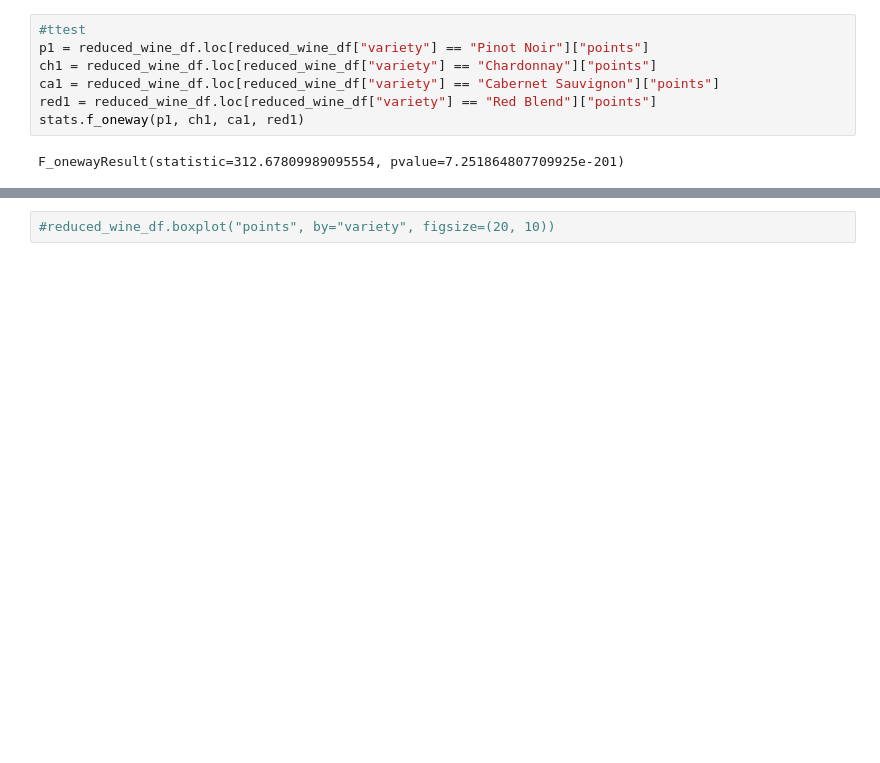
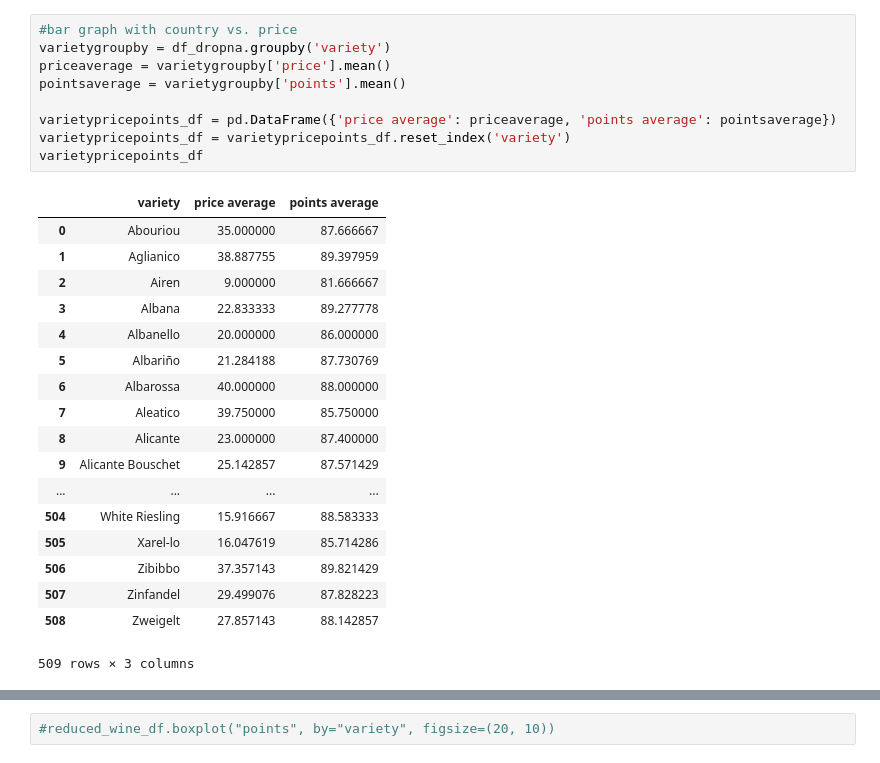
Before and after one commit to SpencerHitchcock/data-project-one, a Jupyter notebook: data_explore2.ipynb, the cells around one changed output, grey strips where cells are left out. Saved outputs shown, nothing was run; the diff lists cells and outputs as text; blank space fills up the shorter version.

```diff
--- a/data_explore2.ipynb
+++ b/data_explore2.ipynb
@@ -29,9 +41,28 @@ price_df = reduced_wine_df.loc[(reduced_wine_df["price"] > 0)]
-# %%
-#ttest
-p1 = reduced_wine_df.loc[reduced_wine_df["variety"] == "Pinot Noir"]["points"]
-ch1 = reduced_wine_df.loc[reduced_wine_df["variety"] == "Chardonnay"]["points"]
-ca1 = reduced_wine_df.loc[reduced_wine_df["variety"] == "Cabernet Sauvignon"]["points"]
-red1 = reduced_wine_df.loc[reduced_wine_df["variety"] == "Red Blend"]["points"]
-stats.f_oneway(p1, ch1, ca1, red1)
-# %% [output]
-F_onewayResult(statistic=312.67809989095554, pvalue=7.251864807709925e-201)
+# %%
+#bar graph with country vs. price
+varietygroupby = df_dropna.groupby('variety')
+priceaverage = varietygroupby['price'].mean()
+pointsaverage = varietygroupby['points'].mean()
+
+varietypricepoints_df = pd.DataFrame({'price average': priceaverage, 'points average': pointsaverage})
+varietypricepoints_df = varietypricepoints_df.reset_index('variety')
+varietypricepoints_df
+# %% [output]
+|  | variety | price average | points average |
+| 0 | Abouriou | 35.000000 | 87.666667 |
+| 1 | Aglianico | 38.887755 | 89.397959 |
+| 2 | Airen | 9.000000 | 81.666667 |
+| 3 | Albana | 22.833333 | 89.277778 |
+| 4 | Albanello | 20.000000 | 86.000000 |
+| 5 | Albariño | 21.284188 | 87.730769 |
+| 6 | Albarossa | 40.000000 | 88.000000 |
+| 7 | Aleatico | 39.750000 | 85.750000 |
+| 8 | Alicante | 23.000000 | 87.400000 |
+| 9 | Alicante Bouschet | 25.142857 | 87.571429 |
+| ... | ... | ... | ... |
+| 504 | White Riesling | 15.916667 | 88.583333 |
+| 505 | Xarel-lo | 16.047619 | 85.714286 |
+| 506 | Zibibbo | 37.357143 | 89.821429 |
+| 507 | Zinfandel | 29.499076 | 87.828223 |
+| 508 | Zweigelt | 27.857143 | 88.142857 |
+509 rows × 3 columns
```
Also changed, not shown: parts of 7 cells of this notebook.
